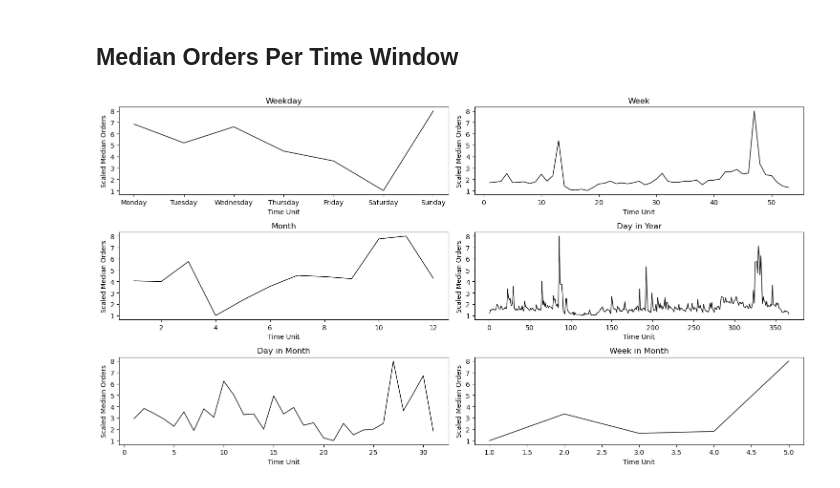
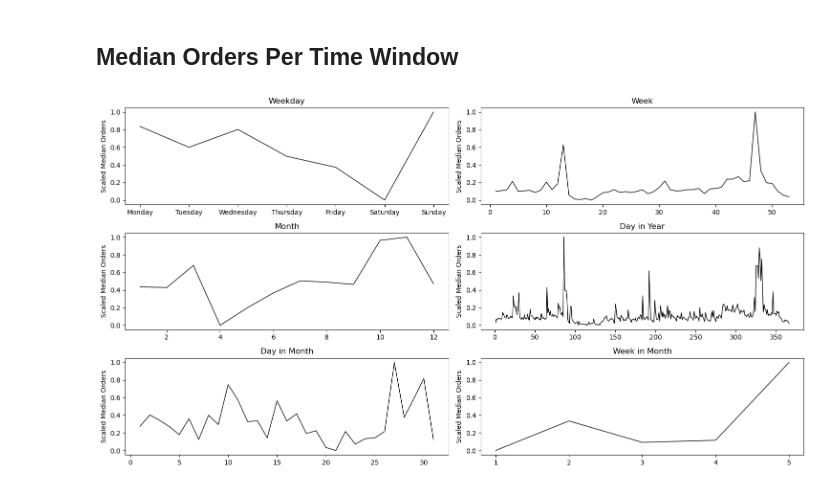
Before and after one commit to LudwigBau/Order_Forcecasting_Cost_Reduction, a Jupyter notebook: Main/notebooks/Descriptives.ipynb, the cells around one changed output. Cells and saved outputs as stored; diff of their text form; code cells hidden in the pictures.

```diff
--- a/Main/notebooks/Descriptives.ipynb
+++ b/Main/notebooks/Descriptives.ipynb
@@ -61,36 +83,39 @@ scaler = MinMaxScaler()
 color_pal = plt.rcParams['axes.prop_cycle'].by_key()['color']
 color_cycle = cycle(plt.rcParams['axes.prop_cycle'].by_key()['color'])
 
 # Get Graphs for different time frames
 example_df = [df_week_days, df_week, df_month, df_day_year, df_day_month, df_week_month]
 title_g = ["Weekday", "Week", "Month", "Day in Year", "Day in Month", "Week in Month"]
 
 fig, axs = plt.subplots(3, 2, figsize=(15, 8))
 axs = axs.flatten()
 ax_idx = 0
 
 for df in example_df:
     # Extract and scale the relevant data
     data = df["quantity"]
     scaled_data = scaler.fit_transform(data.values.reshape(-1, 1))
 
     # Plot the scaled data
     axs[ax_idx].plot(data.index, scaled_data, color="black", lw=1)
     axs[ax_idx].set_title(title_g[ax_idx])
     axs[ax_idx].set_ylabel("Scaled Median Orders")
-    axs[ax_idx].set_xlabel("Time Unit")
 
     # Get the number of y-ticks
     n = len(axs[ax_idx].get_yticks())
 
-    # Set new y-tick labels
-    axs[ax_idx].set_yticks(np.linspace(0, 1, n))  # Since MinMaxScaler scales data to [0, 1]
-    axs[ax_idx].set_yticklabels(range(1, n+1))
+      # Set y-ticks to only 0 and 1
+    axs[ax_idx].set_yticks([0, 0.2, 0.4, 0.6, 0.8, 1])
+    #axs[ax_idx].set_yticklabels(['0', "0.2", "0.4", "0.6", "0.8",'1'])
+
+    # If it's the last subplot, adjust the x-ticks
+    if ax_idx == len(example_df) - 1:  # Check if it's the last subplot
+        axs[ax_idx].set_xticks([1, 2, 3, 4, 5])  # Set x-ticks to whole numbers for 'Week in Month'
 
     ax_idx += 1
 
 plt.tight_layout()
-#plt.savefig("../data/figures/time_series_dimensions.png", dpi=300)
+plt.savefig("../data/figures/time_series_dimensions.png", dpi=300)
 plt.show()
 # %% [output]
-[figure, old version]
+[figure, new version]
```
Also changed, not shown: parts of 8 cells of this notebook, 17 other files.
